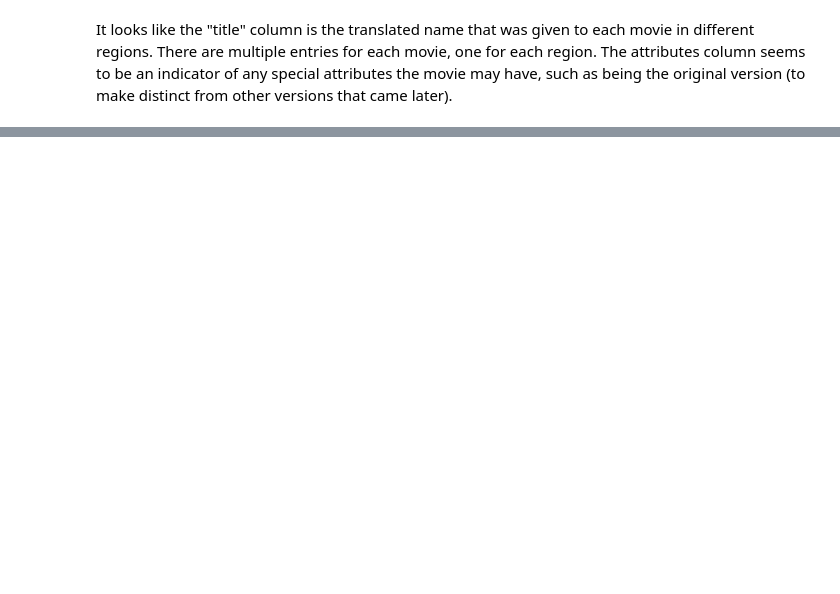
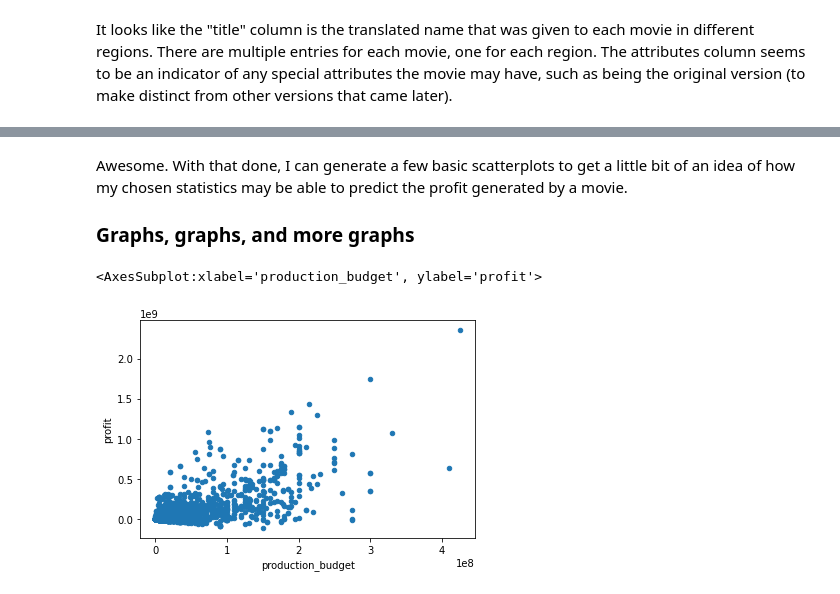
Before and after one commit to Davidkeebler/Real-Box-Office-Analysis, a Jupyter notebook: index.ipynb, the cells around one changed output, grey strips where cells are left out. Cells and saved outputs as stored; diff of their text form; code cells hidden in the pictures; blank space fills up the shorter version.

```diff
--- a/index.ipynb
+++ b/index.ipynb
@@ -202,0 +264,5 @@ imdbdf
+# %%
+# Now to join this data together and critically think about how I can further trim it. I have decided to use an inner join to
+# minimize the amount of NaN entries.
+giantdf = tndf.join([tmdbdf, imdbdf], how='inner')
+giantdf.head()
@@ -202,0 +278,3 @@ imdbdf
+# %%
+# Duplicate column
+giantdf.drop(columns='title', inplace=True)
@@ -202,0 +323,11 @@ imdbdf
+# %%
+# Remove the dollar signs and commas, then convert data type to integer
+giantdf['worldwide_gross'] = giantdf['worldwide_gross'].map(lambda x: int(x.replace(",", "")[1:]))
+giantdf['production_budget'] = giantdf['production_budget'].map(lambda x: int(x.replace(",", "")[1:]))
+# Calculate the new profit column: worldwide gross - production budget
+giantdf['profit'] = giantdf['worldwide_gross'] - giantdf['production_budget']
+# %%
+# The production budget, domestic gross, and worldwide gross columns are all completely superfluous now that I have this statistic,
+# So I am going to nuke them from orbit to make this dataframe a little bit easier to read.
+giantdf.drop(columns=['domestic_gross', 'worldwide_gross'], inplace=True)
+giantdf.head()
@@ -202,0 +341,9 @@ imdbdf
+# %% [markdown]
+Awesome. With that done, I can generate a few basic scatterplots to get a little bit of an idea of how my chosen statistics may be able to predict the profit generated by a movie.
+
+### Graphs, graphs, and more graphs
+# %%
+giantdf.plot.scatter(x='production_budget', y='profit')
+# %% [output]
+<AxesSubplot:xlabel='production_budget', ylabel='profit'>
+[figure, added]
```
Also changed, not shown: parts of 38 cells of this notebook.
